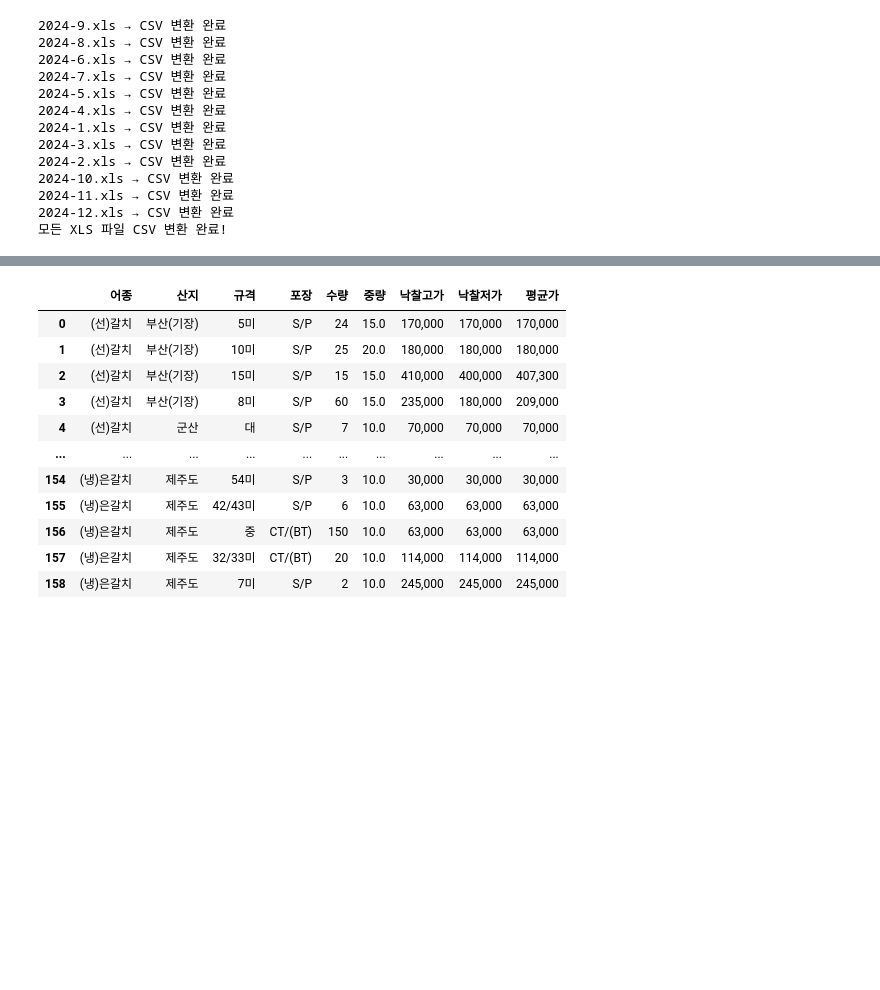
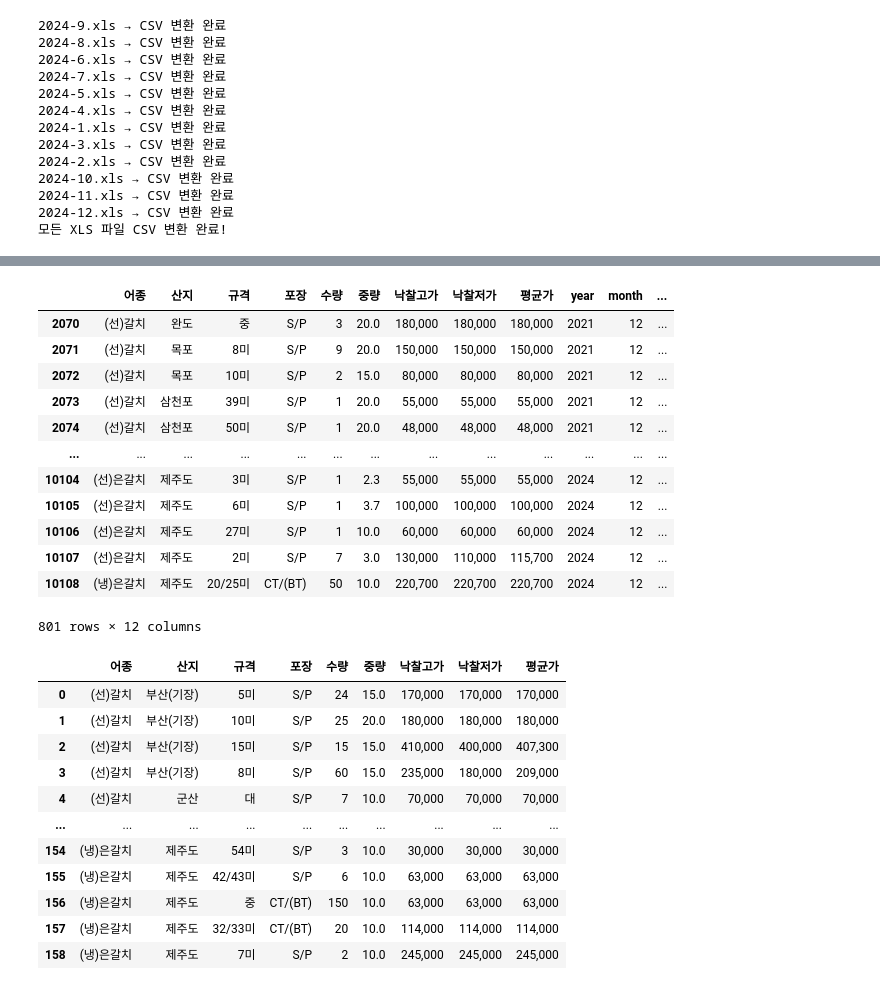
Before and after one commit to hogangzero/hogangzero-project, a Jupyter notebook: 데이터분석.ipynb, the cells around one changed output, grey strips where cells are left out. Cells and saved outputs as stored; diff of their text form; code cells hidden in the pictures; blank space fills up the shorter version.

```diff
--- a/데이터분석.ipynb
+++ b/데이터분석.ipynb
@@ -46,3 +46,15 @@ print('모든 XLS 파일 CSV 변환 완료!')
 2024-11.xls → CSV 변환 완료
 2024-12.xls → CSV 변환 완료
 모든 XLS 파일 CSV 변환 완료!
+# %%
+dfs = []
+for year in range(2021, 2025):
+    for month in range(1, 13):
+        file = f'./data/갈치csv/{year}/{year}-{month}.csv'
+        if os.path.exists(file):
+            df = pd.read_csv(file, encoding='utf-8')
+            df['year'] = year
+            df['month'] = month
+            dfs.append(df)
+
+data_all = pd.concat(dfs, ignore_index=True)
@@ -49,3 +77,24 @@ print('모든 XLS 파일 CSV 변환 완료!')
+# %%
+# datetime 형식
+data_all['date'] = pd.to_datetime(
+    dict(year=data_all['year'], month=data_all['month'], day=1)
+)
+# %%
+data_all[data_all['month']==12]
+# %% [output]
+|  | 어종 | 산지 | 규격 | 포장 | 수량 | 중량 | 낙찰고가 | 낙찰저가 | 평균가 | year | month | ... |
+| 2070 | (선)갈치 | 완도 | 중 | S/P | 3 | 20.0 | 180,000 | 180,000 | 180,000 | 2021 | 12 | ... |
+| 2071 | (선)갈치 | 목포 | 8미 | S/P | 9 | 20.0 | 150,000 | 150,000 | 150,000 | 2021 | 12 | ... |
+| 2072 | (선)갈치 | 목포 | 10미 | S/P | 2 | 15.0 | 80,000 | 80,000 | 80,000 | 2021 | 12 | ... |
+| 2073 | (선)갈치 | 삼천포 | 39미 | S/P | 1 | 20.0 | 55,000 | 55,000 | 55,000 | 2021 | 12 | ... |
+| 2074 | (선)갈치 | 삼천포 | 50미 | S/P | 1 | 20.0 | 48,000 | 48,000 | 48,000 | 2021 | 12 | ... |
+| ... | ... | ... | ... | ... | ... | ... | ... | ... | ... | ... | ... | ... |
+| 10104 | (선)은갈치 | 제주도 | 3미 | S/P | 1 | 2.3 | 55,000 | 55,000 | 55,000 | 2024 | 12 | ... |
+| 10105 | (선)은갈치 | 제주도 | 6미 | S/P | 1 | 3.7 | 100,000 | 100,000 | 100,000 | 2024 | 12 | ... |
+| 10106 | (선)은갈치 | 제주도 | 27미 | S/P | 1 | 10.0 | 60,000 | 60,000 | 60,000 | 2024 | 12 | ... |
+| 10107 | (선)은갈치 | 제주도 | 2미 | S/P | 7 | 3.0 | 130,000 | 110,000 | 115,700 | 2024 | 12 | ... |
+| 10108 | (냉)은갈치 | 제주도 | 20/25미 | CT/(BT) | 50 | 10.0 | 220,700 | 220,700 | 220,700 | 2024 | 12 | ... |
+801 rows × 12 columns
 # %%
 df = []
 for i in range(1,13):
```
Also changed, not shown: parts of 2 cells of this notebook, 7 other files.
